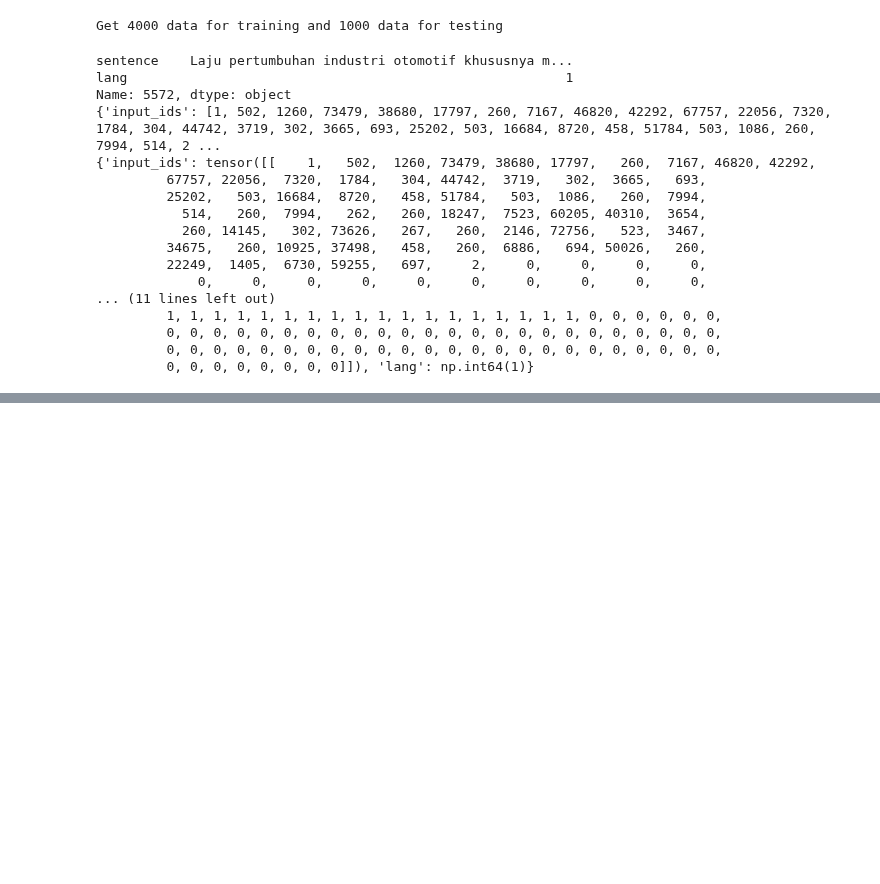
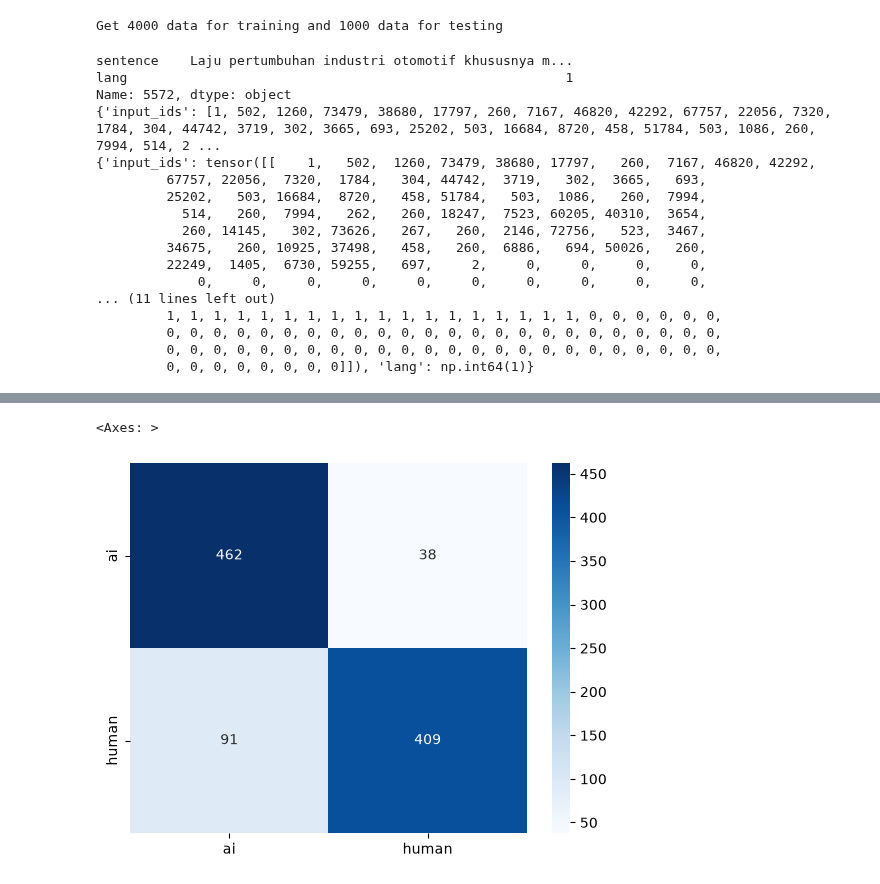
Before and after one commit to anomaly-inversity/inversity-ai, a Jupyter notebook: src/training.ipynb, the cells around one changed output, grey strips where cells are left out. Saved outputs shown, nothing was run; the diff lists cells and outputs as text; code cells hidden in the pictures; blank space fills up the shorter version.

Commit message:
feat(training): add confusion matrix and classification report

```diff
--- a/src/training.ipynb
+++ b/src/training.ipynb
@@ -142,3 +154,9 @@ Name: 5572, dtype: object
          0, 0, 0, 0, 0, 0, 0, 0, 0, 0, 0, 0, 0, 0, 0, 0, 0, 0, 0, 0, 0, 0, 0, 0,
          0, 0, 0, 0, 0, 0, 0, 0, 0, 0, 0, 0, 0, 0, 0, 0, 0, 0, 0, 0, 0, 0, 0, 0,
          0, 0, 0, 0, 0, 0, 0, 0]]), 'lang': np.int64(1)}
+# %%
+import torch
+from transformers import AutoModelForSequenceClassification
+
+model_encoder = AutoModelForSequenceClassification.from_pretrained(model_name, num_labels=len(label_encoder.classes_), dtype=torch.float32)
+model_encoder
@@ -145,12 +198,10 @@ Name: 5572, dtype: object
 # %%
-import torch
 import torch.nn as nn
-from transformers import AutoModelForSequenceClassification
 
 class SentenceClassifier(nn.Module):
-    def __init__(self, model_name=model_name, num_labels=2):
+    def __init__(self):
         super().__init__()
-        self.encoder = AutoModelForSequenceClassification.from_pretrained(model_name, num_labels=num_labels, dtype=torch.float32)
+        self.encoder = model_encoder
 
 
     def forward(self, input_ids, attention_mask):
@@ -191,14 +242,15 @@ from tqdm.auto import tqdm
 
 torch.mps.empty_cache()
 
-device = torch.device('cuda' if torch.cuda.is_available() else 'cpu')
+# device = torch.device("cuda" if torch.cuda.is_available() else "mps" if torch.backends.mps.is_available() else "cpu")
+device = torch.device("cuda" if torch.cuda.is_available() else "cpu")
 print(f"Using device: {device}")
 
 model = SentenceClassifier().to(device)
-optimizer = AdamW(model.parameters(), lr=0.00001)
+optimizer = AdamW(model.parameters(), lr=0.00002)
 loss_fn = nn.CrossEntropyLoss()
 
-epochs = 5
+epochs = 6
 
 for epoch in range(epochs):
     model.train()
@@ -264,5 +300,9 @@ Training Epoch 5 Selesai! [Loss: 0.1781, Accuracy: 94.15%]
 # %%
 model.eval()
+
+y_actuals = []
+y_preds = []
+
 with torch.no_grad():
     running_test_loss = 0.0
     correct_predictions = 0
@@ -287,6 +327,9 @@ with torch.no_grad():
         correct_predictions += (label_preds == label).sum().item()
         total_samples += len(label)
 
+        y_actuals.extend(label.cpu().numpy())
+        y_preds.extend(label_preds.cpu().numpy())
+
     final_test_loss = running_test_loss / total_samples
     final_test_acc = correct_predictions / total_samples
 
@@ -297,0 +339,17 @@ torch.save(model.state_dict(), "../build/ai_detector_5e_1lr.pth")
+# %%
+from sklearn.metrics import confusion_matrix
+
+class_names = label_encoder.classes_
+
+matrix_result = confusion_matrix(y_actuals, y_preds)
+sns.heatmap(
+    matrix_result,
+    annot=True,
+    fmt='d',
+    cmap='Blues',
+    xticklabels=class_names,
+    yticklabels=class_names
+)
+# %% [output]
+<Axes: >
+[figure, added]
```
Also changed, not shown: parts of 10 cells of this notebook, 2 other files.
